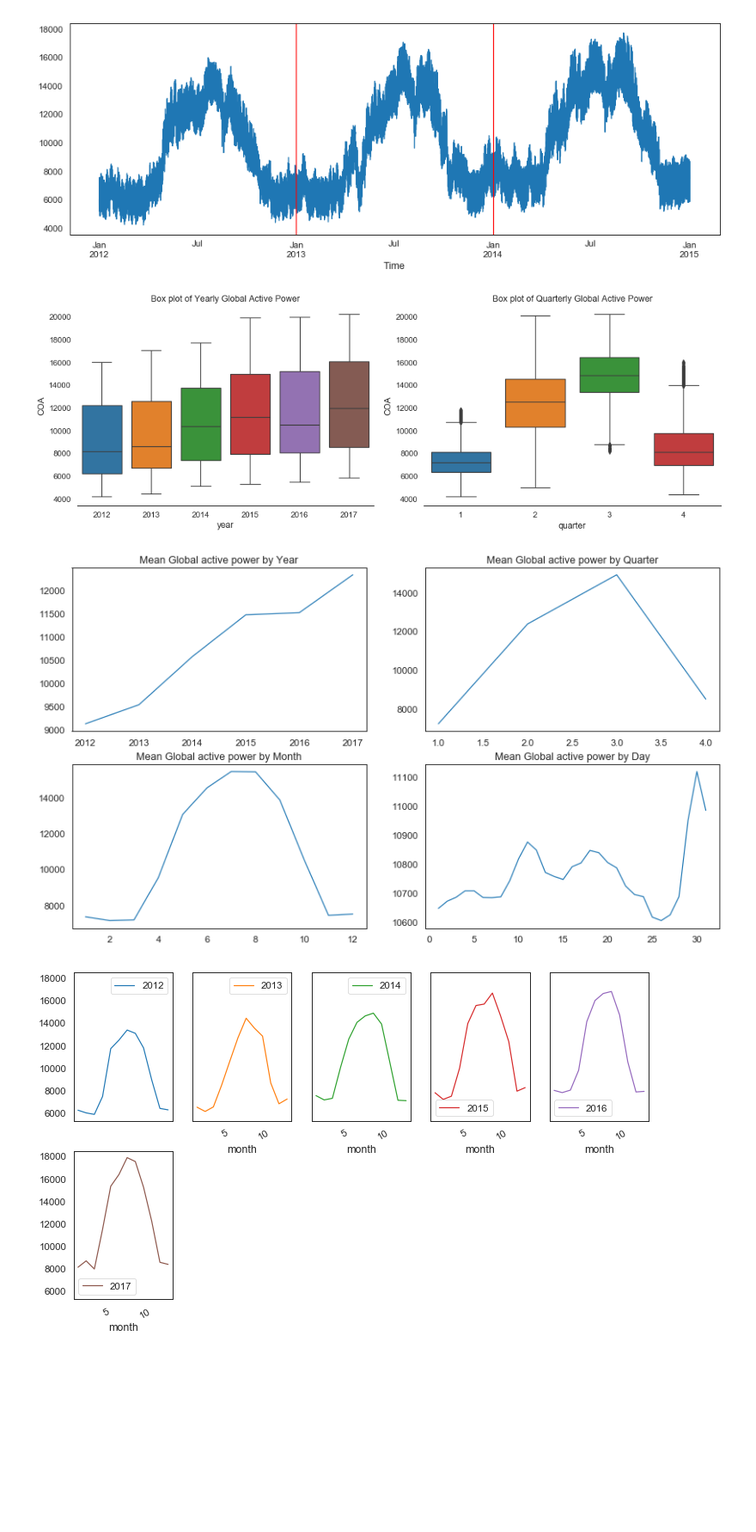
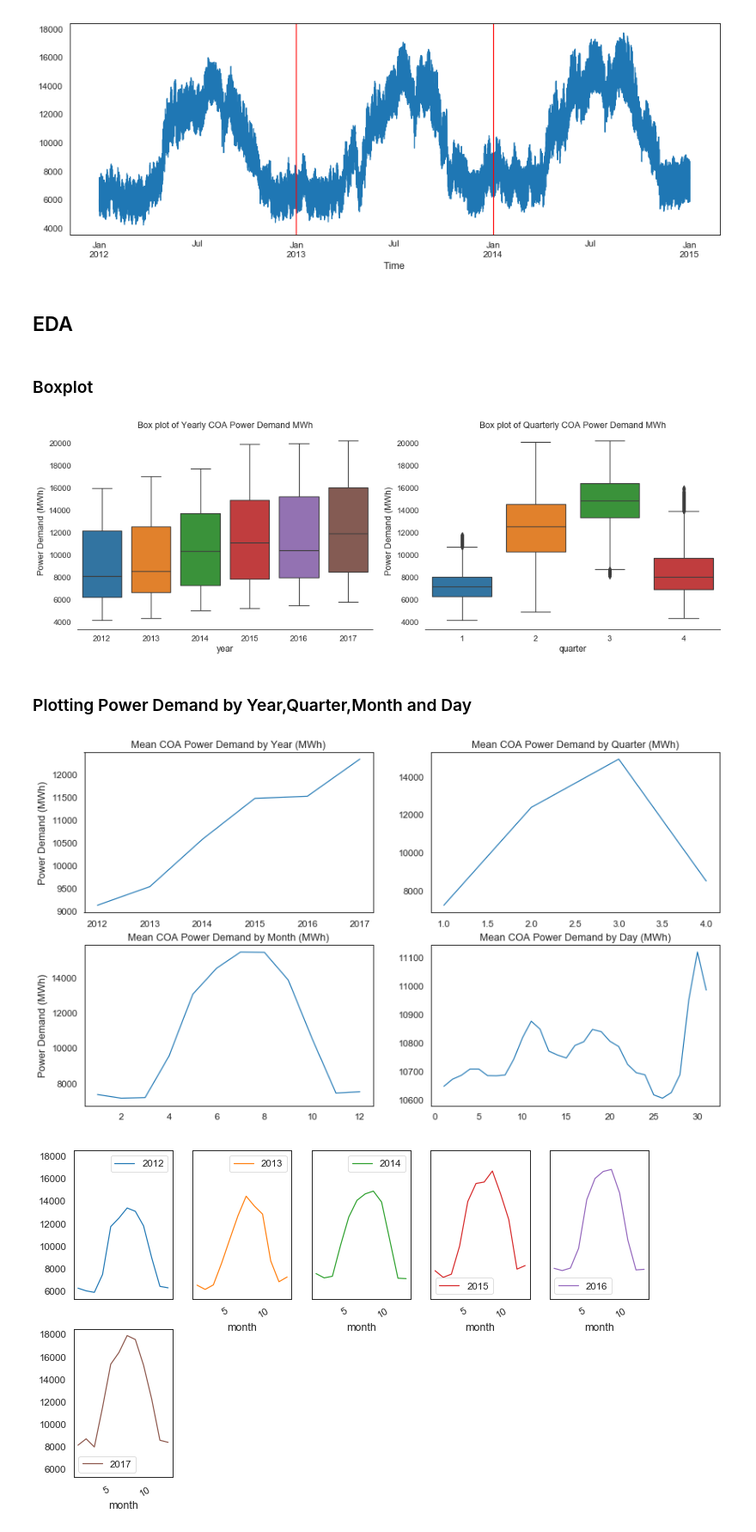
Before and after one commit to IbrahimYahyaHakami/DSI-5-capstone, a Jupyter notebook: code/COA-EDA.ipynb, the cells around one changed output. Shown at 86% size. Saved outputs shown, nothing was run; the diff lists cells and outputs as text; code cells hidden in the pictures; blank space fills up the shorter version.

```diff
--- a/code/COA-EDA.ipynb
+++ b/code/COA-EDA.ipynb
@@ -21,6 +28,6 @@ warnings.filterwarnings('ignore')
 # %%
 # read and show the head of the dataset
-df = pd.read_csv('dataset/full_COA_v3.csv' , index_col='Time',parse_dates=True)
+df = pd.read_csv('../dataset/full_COA_v3.csv' , index_col='Time',parse_dates=True)
 df.head()
 # %% [output]
 |  | COA | temp | dewPoint | humidity | windSpeed | year | quarter | month | day | weekday_0 | ... |
@@ -66,46 +94,57 @@ plt.axvline('2014-01-01',c='r')
 # %% [output]
 <matplotlib.lines.Line2D at 0x...>
 [figure]
+# %% [markdown]
+## EDA
+# %% [markdown]
+### Boxplot
 # %%
+# Showing boxplots
 plt.figure(figsize=(14,5))
 plt.subplot(1,2,1)
 plt.subplots_adjust(wspace=0.2)
 sns.boxplot(x="year", y="COA", data=df)
 plt.xlabel('year')
-plt.title('Box plot of Yearly Global Active Power')
+plt.ylabel('Power Demand (MWh)')
+plt.title('Box plot of Yearly COA Power Demand MWh')
 sns.despine(left=True)
 plt.tight_layout()
 plt.subplot(1,2,2)
 sns.boxplot(x="quarter", y="COA", data=df)
 plt.xlabel('quarter')
-plt.title('Box plot of Quarterly Global Active Power')
+plt.ylabel('Power Demand (MWh)')
+plt.title('Box plot of Quarterly COA Power Demand MWh')
 sns.despine(left=True)
 plt.tight_layout();
 # %% [output]
-[figure, old version]
+[figure, new version]
+# %% [markdown]
+### Plotting Power Demand by Year,Quarter,Month and Day
 # %%
 plt.figure(figsize=(14,8))
 plt.subplot(2,2,1)
 df.groupby('year').COA.agg('mean').plot()
 plt.xlabel('')
-plt.title('Mean Global active power by Year')
+plt.title('Mean COA Power Demand by Year (MWh)')
+plt.ylabel('Power Demand (MWh)')
 
 plt.subplot(2,2,2)
 df.groupby('quarter').COA.agg('mean').plot()
 plt.xlabel('')
-plt.title('Mean Global active power by Quarter')
+plt.title('Mean COA Power Demand by Quarter (MWh)')
 
 plt.subplot(2,2,3)
 df.groupby('month').COA.agg('mean').plot()
 plt.xlabel('')
-plt.title('Mean Global active power by Month')
+plt.title('Mean COA Power Demand by Month (MWh)')
+plt.ylabel('Power Demand (MWh)')
 
 plt.subplot(2,2,4)
 df.groupby('day').COA.agg('mean').plot()
 plt.xlabel('')
-plt.title('Mean Global active power by Day');
+plt.title('Mean COA Power Demand by Day (MWh)');
 # %% [output]
-[figure, old version]
+[figure, new version]
 # %%
 pd.pivot_table(df, values = "COA",
                columns = "year", index = "month").plot(subplots = True, figsize=(12, 12), layout=(3, 5), sharey=True);
```
Also changed, not shown: parts of 20 cells of this notebook, 7 other files.
